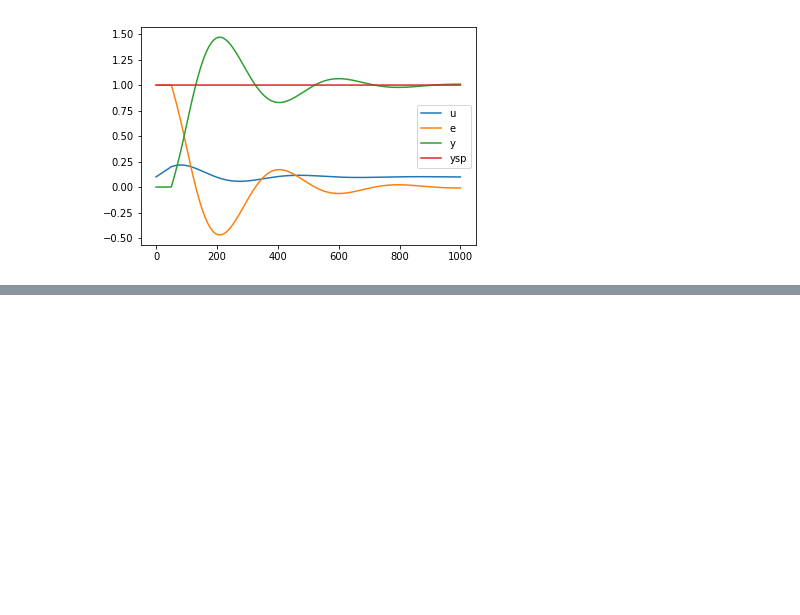
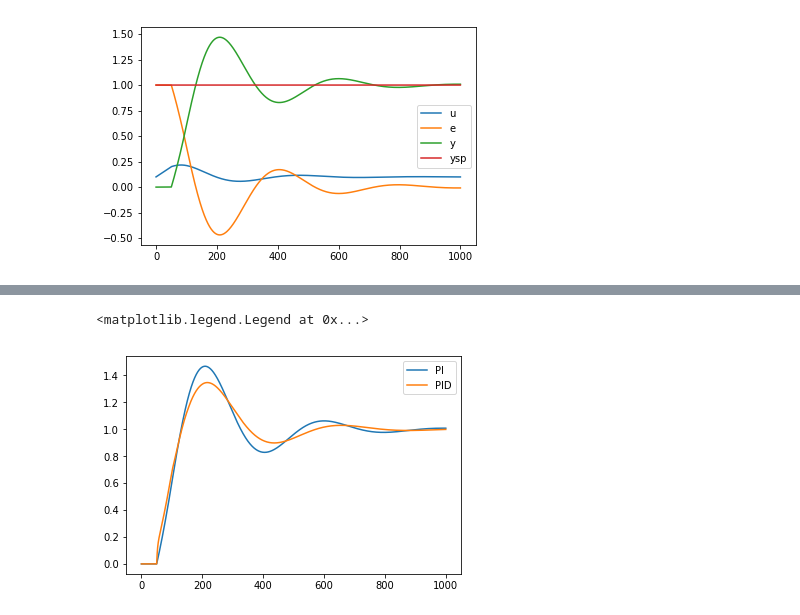
Before and after one commit to alchemyst/Dynamics-and-Control, a Jupyter notebook: Simulation/Blocksim.ipynb, the cells around one changed output, grey strips where cells are left out. Saved outputs shown, nothing was run; the diff lists cells and outputs as text; code cells hidden in the pictures; blank space fills up the shorter version.

Commit message:
Add realisable PID to blocksim

```diff
--- a/Simulation/Blocksim.ipynb
+++ b/Simulation/Blocksim.ipynb
@@ -62,0 +67,2 @@ plt.legend()
+# %%
+y_pi = simulation_results['y']
@@ -62,0 +71,6 @@ plt.legend()
+# %%
+Gc_pid = blocksim.PID('Gc', 'e', 'u', 0.1, 50, 25)
+# %%
+diagram.blocks = [Gp, Gc_pid]
+# %%
+simulation_results = diagram.simulate(ts, progress=True)
@@ -62,0 +79,7 @@ plt.legend()
+# %%
+plt.plot(ts, y_pi, label='PI')
+plt.plot(ts, simulation_results['y'], label='PID')
+plt.legend()
+# %% [output]
+<matplotlib.legend.Legend at 0x...>
+[figure, added]
```
Also changed, not shown: parts of 5 cells of this notebook, 2 other files.
